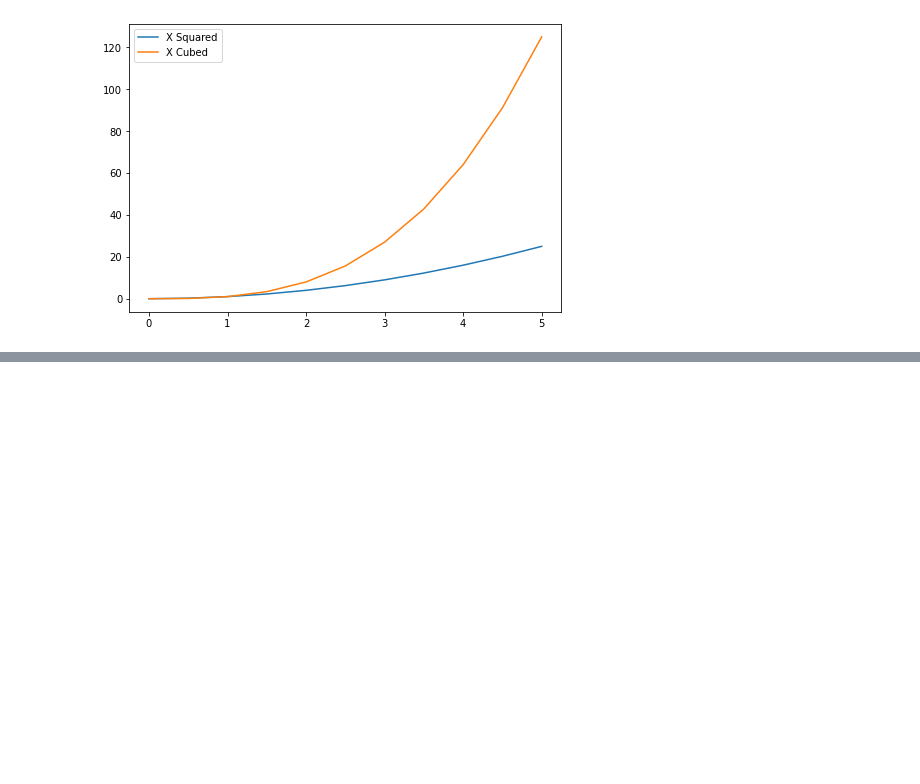
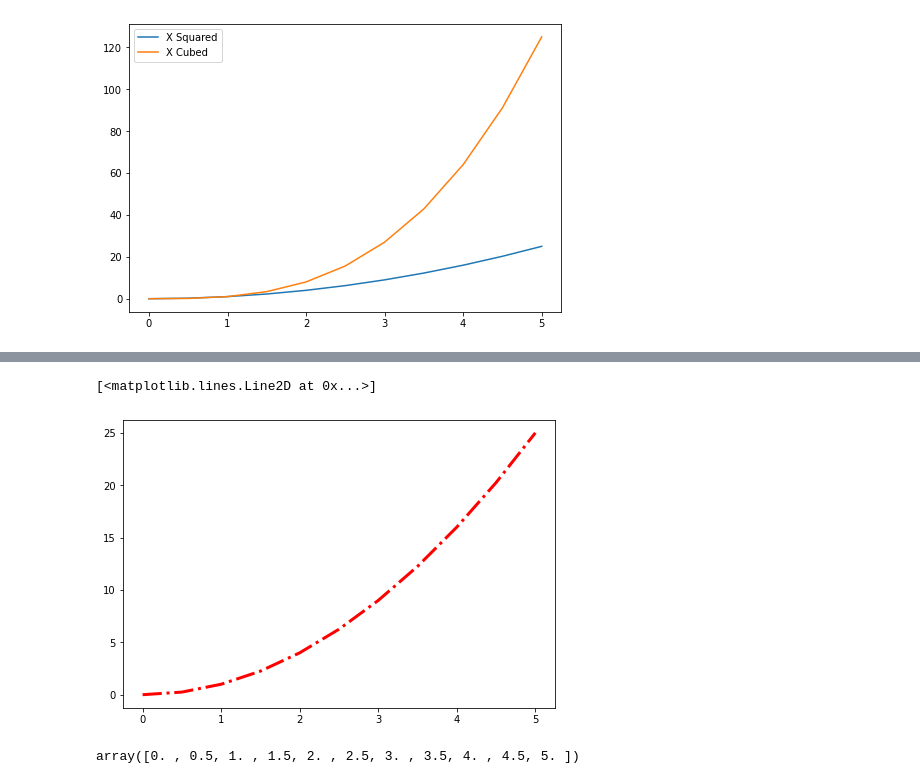
Before and after one commit to FatemeZahraFeyzi/Python-Data-Science, a Jupyter notebook: matplotlib/matplotlib.ipynb, the cells around one changed output, grey strips where cells are left out. Saved outputs shown, nothing was run; the diff lists cells and outputs as text; code cells hidden in the pictures; blank space fills up the shorter version.

Commit message:
more on matplotlib

```diff
--- a/matplotlib/matplotlib.ipynb
+++ b/matplotlib/matplotlib.ipynb
@@ -162,0 +175,15 @@ ax.legend()
+# %%
+fig=plt.figure()
+ax=fig.add_axes([0,0,1,1])
+## instead of linewidth you can type lw and it will still work
+## line style defines the style of line such as dash or dotted
+## other options '--' 'steps' '-.' ':'
+## instead of line style use ls it will work fine
+ax.plot(x,y,"-r",lw=3,linestyle='-.')
+# %% [output]
+[<matplotlib.lines.Line2D at 0x...>]
+[figure, added]
+# %%
+x
+# %% [output]
+array([0. , 0.5, 1. , 1.5, 2. , 2.5, 3. , 3.5, 4. , 4.5, 5. ])
```
Also changed, not shown: parts of 10 cells of this notebook, 1 other file.
